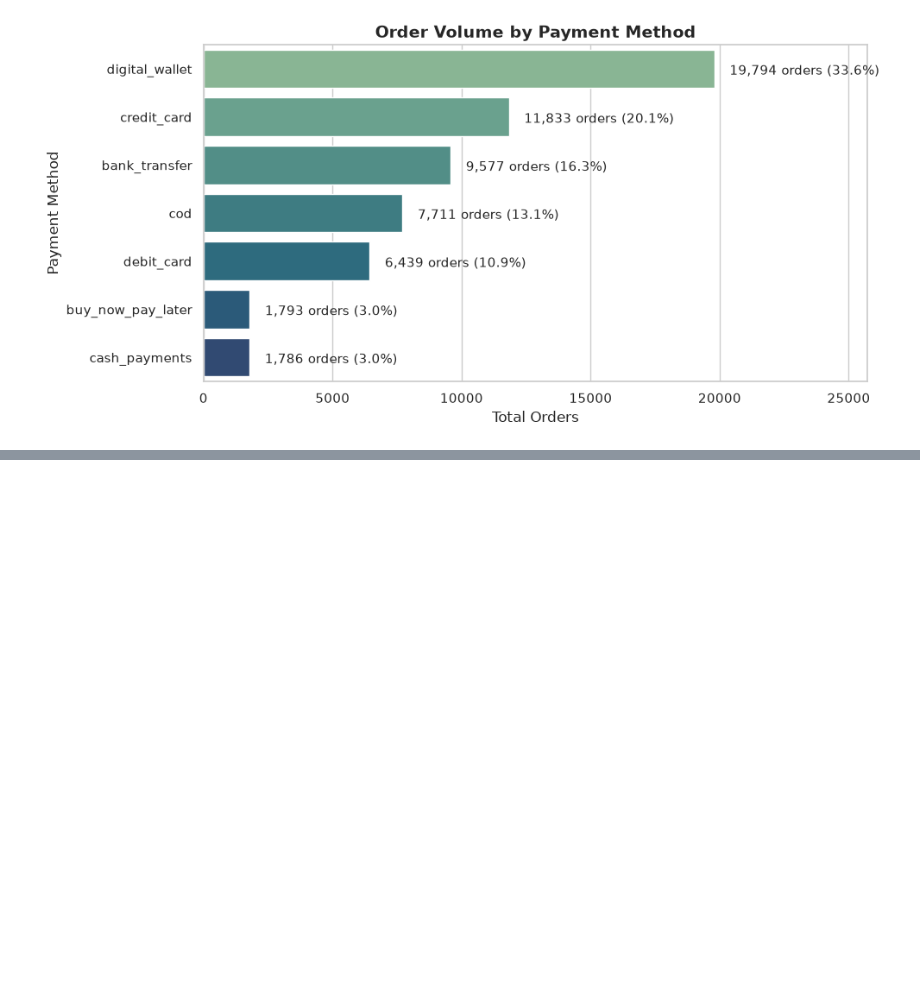
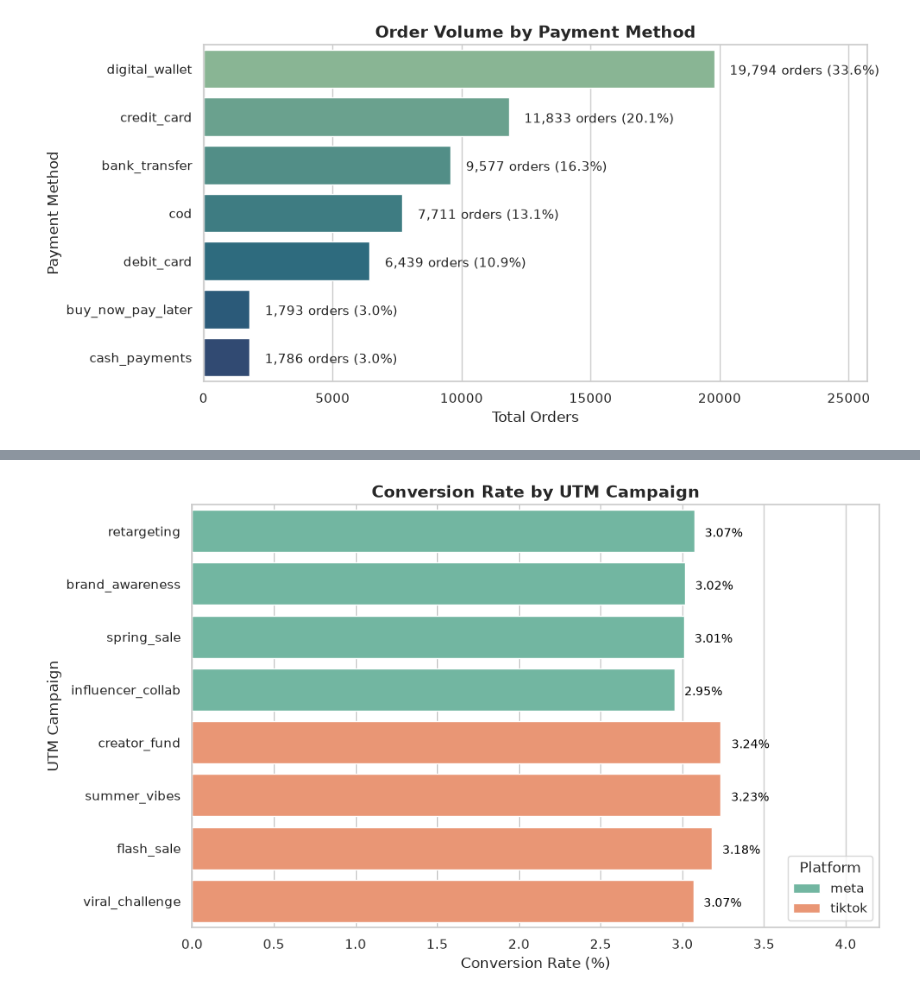
Before and after one commit to ruicchi/ph-ecommerce-data-simulator, a Jupyter notebook: exploratory_data_analysis.ipynb, the cells around one changed output, grey strips where cells are left out. Saved outputs shown, nothing was run; the diff lists cells and outputs as text; code cells hidden in the pictures; blank space fills up the shorter version.

```diff
--- a/exploratory_data_analysis.ipynb
+++ b/exploratory_data_analysis.ipynb
@@ -353,0 +391,36 @@ Affected OS Platforms: ['android']
+# %%
+paid_sessions = df_sessions[df_sessions['acq_channel'].isin(['meta', 'tiktok'])]
+
+campaign_funnel = paid_sessions.groupby(['acq_channel', 'utm_campaign']).agg(
+    total_sessions=('session_id', 'count'),
+    total_purchases=('made_purchase', 'sum')
+).reset_index()
+
+campaign_funnel['conv_rate_pct'] = (campaign_funnel['total_purchases'] / campaign_funnel['total_sessions']) * 100
+campaign_funnel = campaign_funnel.sort_values(['acq_channel', 'conv_rate_pct'], ascending=[True, False])
+
+plt.figure(figsize=(10, 6))
+ax2 = sns.barplot(
+    data=campaign_funnel,
+    x='conv_rate_pct',
+    y='utm_campaign',
+    hue='acq_channel',
+    dodge=False,
+    palette="Set2")
+
+plt.title("Conversion Rate by UTM Campaign", fontsize=14, fontweight='bold')
+plt.xlabel("Conversion Rate (%)", fontsize=12)
+plt.ylabel("UTM Campaign", fontsize=12)
+plt.xlim(0, campaign_funnel['conv_rate_pct'].max() * 1.3)
+
+for p in ax2.patches:
+    width = p.get_width()
+    if width > 0:
+        plt.text(width + (width * 0.02), p.get_y() + p.get_height()/2. + 0.05,
+                 f'{width:.2f}%', ha="left", va="center", fontsize=10, color='black')
+
+plt.legend(title='Platform', loc='lower right')
+plt.tight_layout()
+plt.show()
+# %% [output]
+[figure, added]
```
Also changed, not shown: parts of 5 cells of this notebook.
